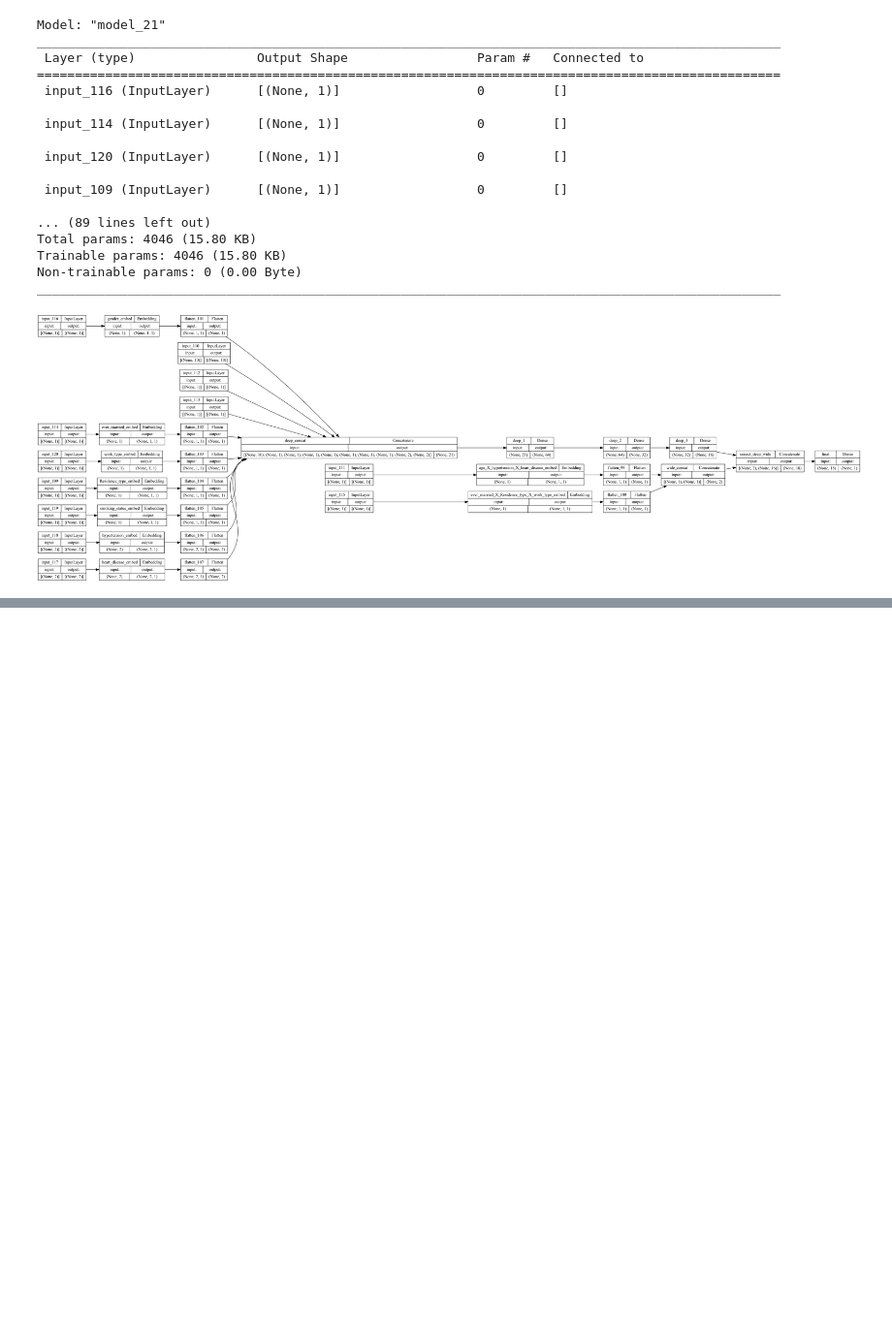
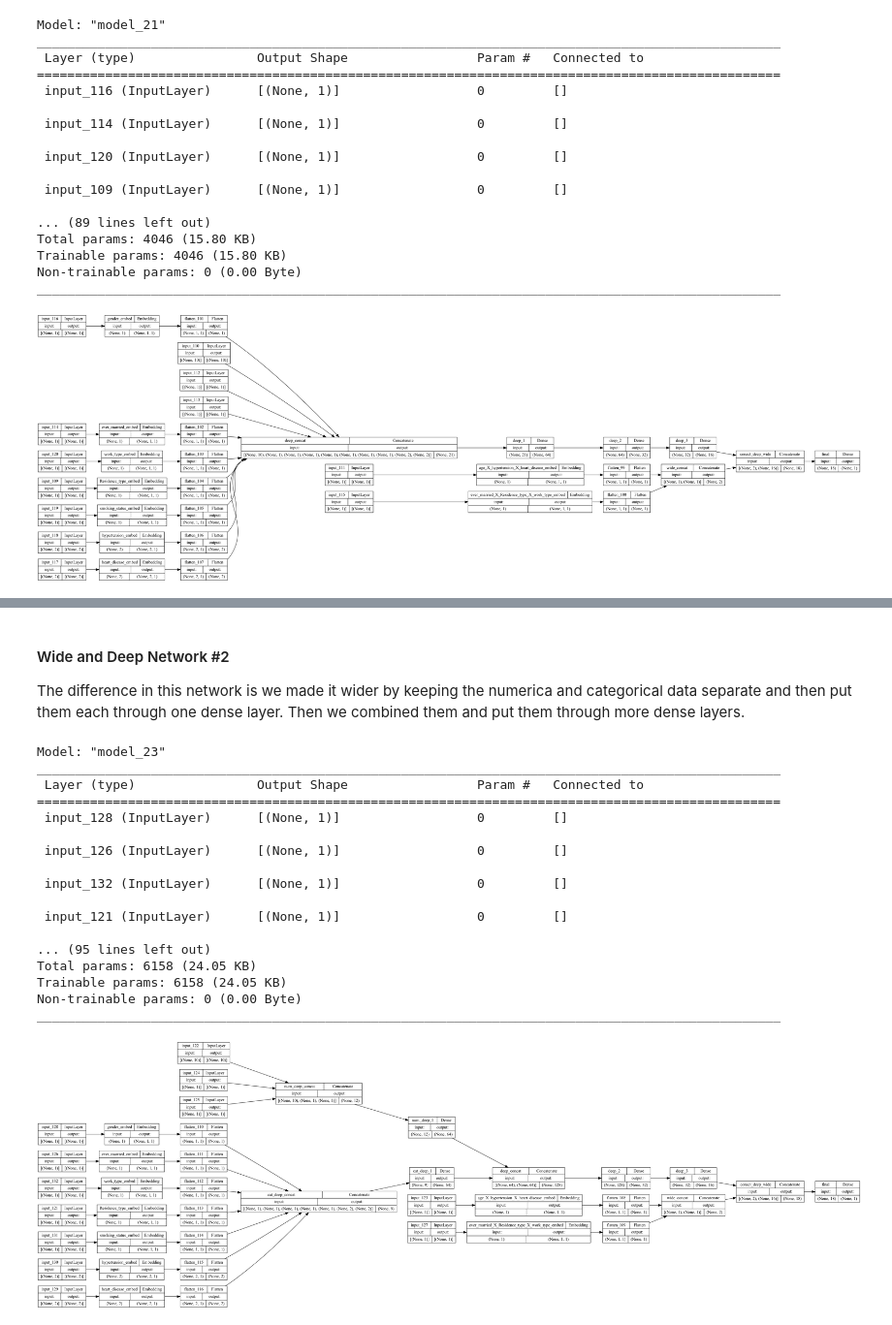
Before and after one commit to wyattsaltzman/ML-F23-Lab5, a Jupyter notebook: lab5.ipynb, the cells around one changed output, grey strips where cells are left out. Shown at 97% size. Drawn from its saved outputs; the diff is of its cells as text; code cells hidden in the pictures; blank space fills up the shorter version.

Commit message:
ran all networks on data and graphed

```diff
--- a/lab5.ipynb
+++ b/lab5.ipynb
@@ -408,0 +432,78 @@ Epoch 10/10
+# %% [markdown]
+#### Wide and Deep Network #2
+
+The difference in this network is we made it wider by keeping the numerica and categorical data separate and then put them each through one dense layer. Then we combined them and put them through more dense layers.
+# %%
+dict_inputs = feature_space.get_inputs() # need to use unprocessed features here, to gain access to each output
+encoded_features = feature_space.get_encoded_features() # these features have been encoded
+
+crossed_outputs = []
+
+# for each crossed variable, make an embedding
+for col in feature_space.crossers.keys():
+
+    x = setup_embedding_from_encoding(encoded_features, col)
+
+    # save these outputs in list to concatenate later
+    crossed_outputs.append(x)
+
+wide_branch = Concatenate(name='wide_concat')(crossed_outputs)
+
+numeric_deep_branch_outputs = []
+categorical_deep_branch_outputs = []
+
+for col in numerical_headers:
+    x = encoded_features[col]
+    #x = tf.cast(x,float) # cast an integer as a float here
+    numeric_deep_branch_outputs.append(x)
+
+# for each categorical variable
+for col in categorical_headers:
+
+    # get the output tensor from ebedding layer
+    x = setup_embedding_from_encoding(encoded_features, col)
+
+    # save these outputs in list to concatenate later
+    categorical_deep_branch_outputs.append(x)
+
+num_deep_branch = Concatenate(name='num_deep_concat')(numeric_deep_branch_outputs)
+num_deep_branch = Dense(64, activation='relu', name='num_deep_1')(num_deep_branch)
+
+cat_deep_branch = Concatenate(name='cat_deep_concat')(categorical_deep_branch_outputs)
+cat_deep_branch = Dense(64, activation='relu', name='cat_deep_1')(cat_deep_branch)
+
+deep_branch = Concatenate(name='deep_concat')([num_deep_branch, cat_deep_branch])
+deep_branch = Dense(32, activation='relu', name='deep_2')(deep_branch)
+deep_branch = Dense(16, activation='relu', name='deep_3')(deep_branch)
+
+final_branch = Concatenate(name='conact_deep_wide')([wide_branch, deep_branch])
+final_branch = Dense(1, activation='sigmoid', name='final')(final_branch)
+
+training_model = Model(inputs=encoded_features, outputs=final_branch)
+training_model.compile(optimizer='adam', loss='binary_crossentropy', metrics=['accuracy'])
+
+training_model.summary()
+
+plot_model(
+    training_model, show_shapes=True, show_layer_names=True, to_file='model.png',
+    rankdir='LR', expand_nested=False, dpi=96
+)
+# %% [output]
+Model: "model_23"
+__________________________________________________________________________________________________
+ Layer (type)                Output Shape                 Param #   Connected to
+==================================================================================================
+ input_128 (InputLayer)      [(None, 1)]                  0         []
+
+ input_126 (InputLayer)      [(None, 1)]                  0         []
+
+ input_132 (InputLayer)      [(None, 1)]                  0         []
+
+ input_121 (InputLayer)      [(None, 1)]                  0         []
+
+... (95 lines left out)
+Total params: 6158 (24.05 KB)
+Trainable params: 6158 (24.05 KB)
+Non-trainable params: 0 (0.00 Byte)
+__________________________________________________________________________________________________
+[figure, added]
```
Also changed, not shown: parts of 16 cells of this notebook, 1 other file.
